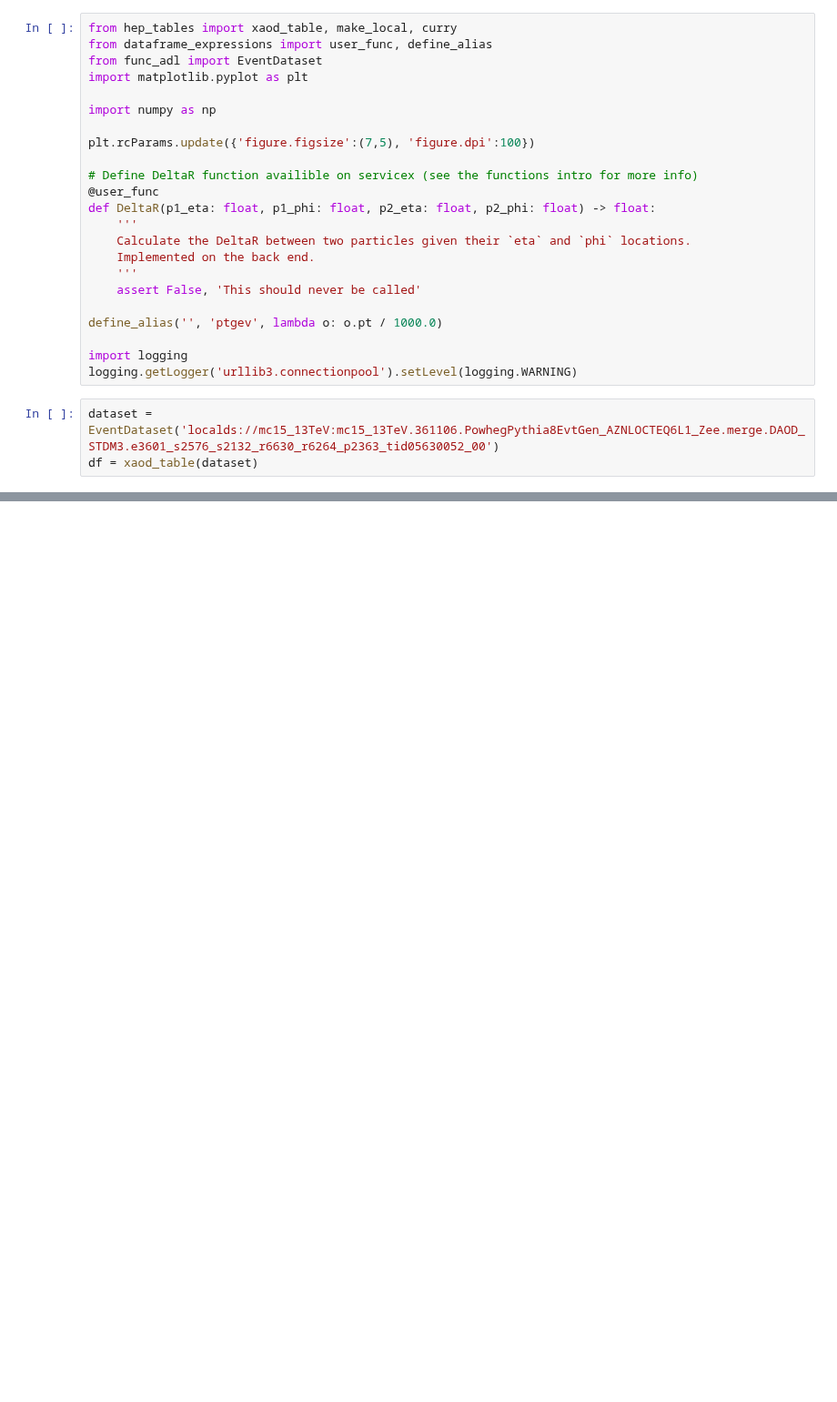
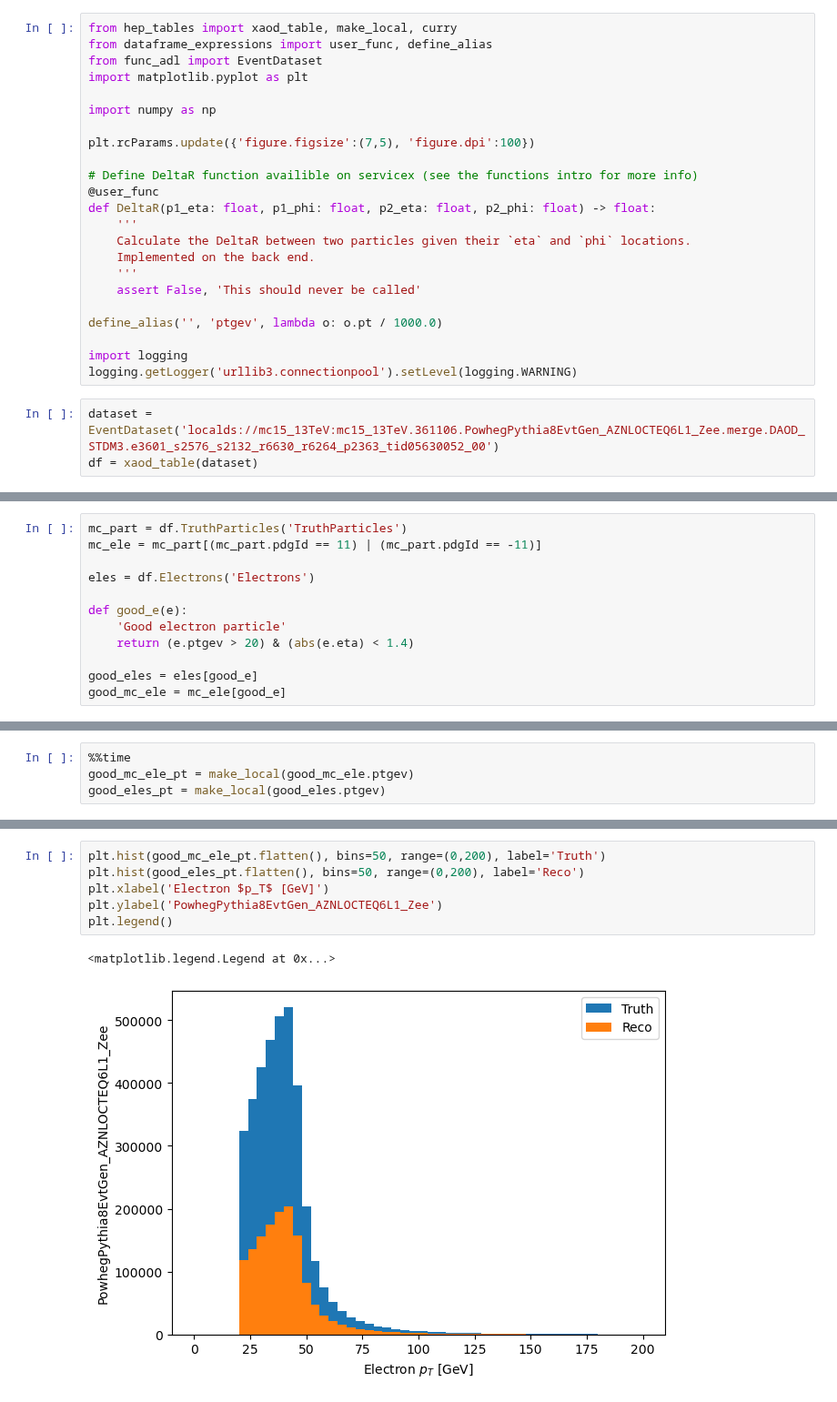
Before and after one commit to gordonwatts/hep_tables, a Jupyter notebook: notebooks/04-Multiple-Objects.ipynb, the cells around one changed output, grey strips where cells are left out. Shown at 91% size. Saved outputs shown, nothing was run; the diff lists cells and outputs as text; blank space fills up the shorter version.

```diff
--- a/notebooks/04-Multiple-Objects.ipynb
+++ b/notebooks/04-Multiple-Objects.ipynb
@@ -181,0 +39,12 @@ _ = plt.xlabel("Resolution (MC-RECO) [GeV]")
+# %%
+mc_part = df.TruthParticles('TruthParticles')
+mc_ele = mc_part[(mc_part.pdgId == 11) | (mc_part.pdgId == -11)]
+
+eles = df.Electrons('Electrons')
+
+def good_e(e):
+    'Good electron particle'
+    return (e.ptgev > 20) & (abs(e.eta) < 1.4)
+
+good_eles = eles[good_e]
+good_mc_ele = mc_ele[good_e]
@@ -181,0 +53,4 @@ _ = plt.xlabel("Resolution (MC-RECO) [GeV]")
+# %%
+%%time
+good_mc_ele_pt = make_local(good_mc_ele.ptgev)
+good_eles_pt = make_local(good_eles.ptgev)
@@ -181,0 +59,9 @@ _ = plt.xlabel("Resolution (MC-RECO) [GeV]")
+# %%
+plt.hist(good_mc_ele_pt.flatten(), bins=50, range=(0,200), label='Truth')
+plt.hist(good_eles_pt.flatten(), bins=50, range=(0,200), label='Reco')
+plt.xlabel('Electron $p_T$ [GeV]')
+plt.ylabel('PowhegPythia8EvtGen_AZNLOCTEQ6L1_Zee')
+plt.legend()
+# %% [output]
+<matplotlib.legend.Legend at 0x...>
+[figure, added]
```
Also changed, not shown: parts of 47 cells of this notebook.
